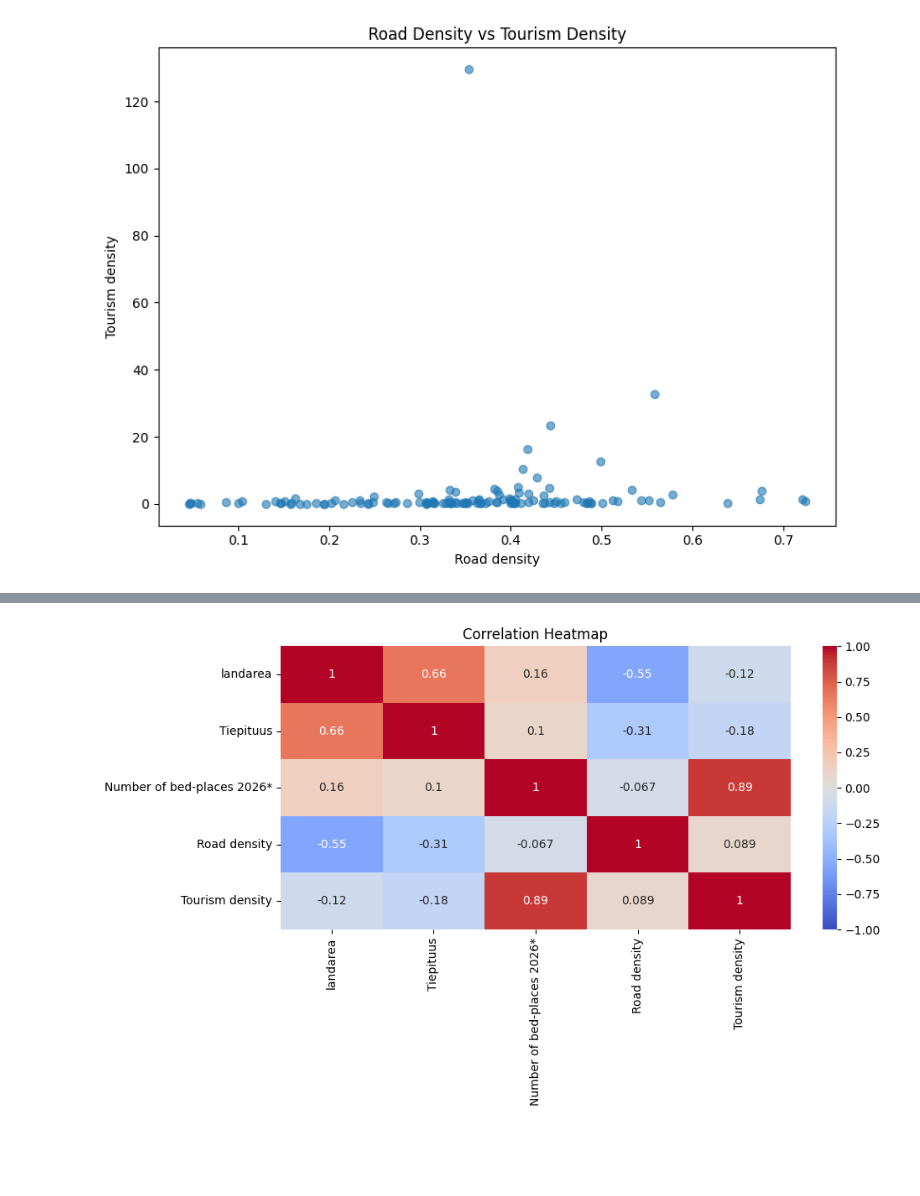
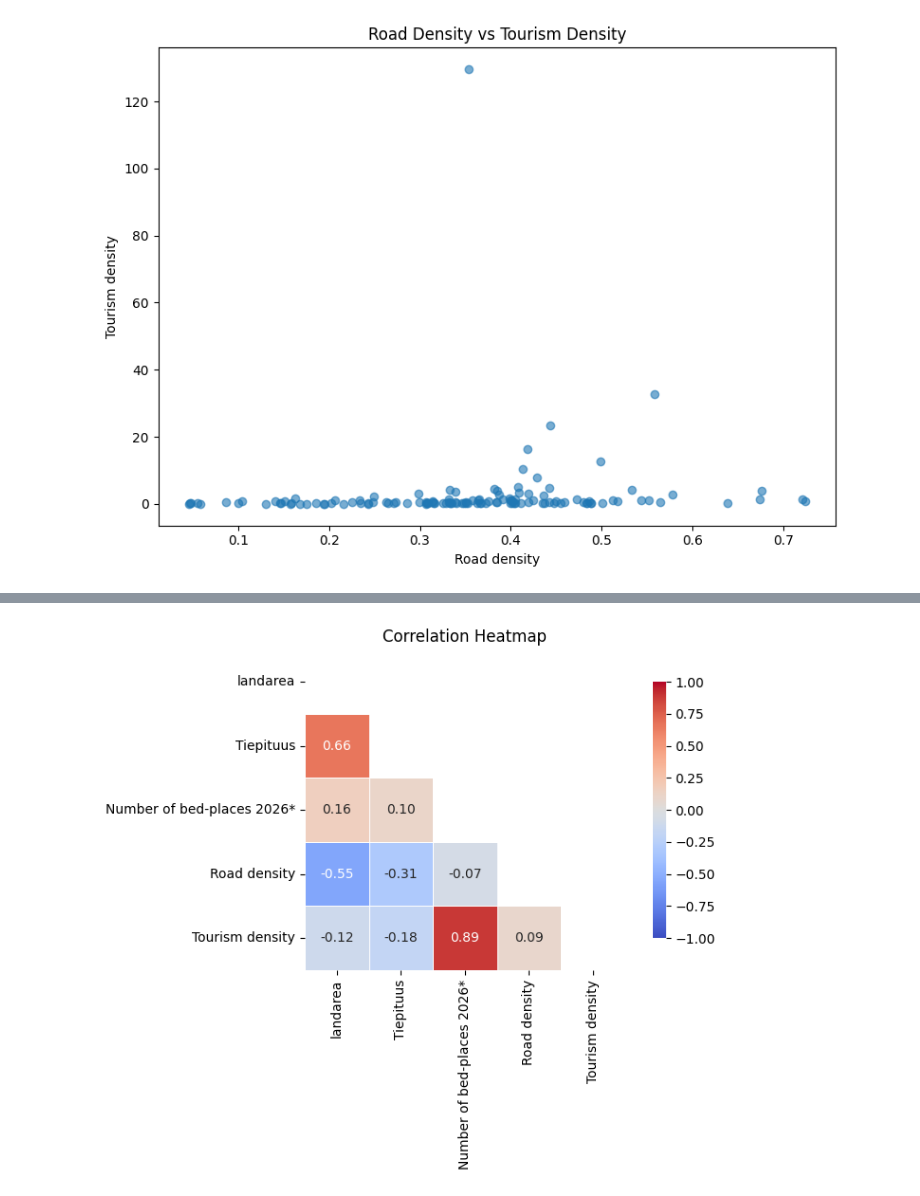
Before and after one commit to jonnevuorela/data-analytics, a Jupyter notebook: assignment_3_visuals.ipynb, the cells around one changed output, grey strips where cells are left out. Drawn from its saved outputs; the diff is of its cells as text; code cells hidden in the pictures; blank space fills up the shorter version.

```diff
--- a/assignment_3_visuals.ipynb
+++ b/assignment_3_visuals.ipynb
@@ -235,15 +221,26 @@ plt.show()
 # %%
 
-plt.figure(figsize=(10, 6))
+
+corr = df[["landarea", "Tiepituus", "Number of bed-places 2026*", "Road density", "Tourism density"]].corr()
+
+mask = np.triu(np.ones_like(corr, dtype=bool))
+
+plt.figure(figsize=(8, 6))
 sns.heatmap(
-    df[["landarea", "Tiepituus", "Number of bed-places 2026*", "Road density", "Tourism density"]].corr(),
+    corr,
+    mask=mask,
     annot=True,
+    fmt=".2f",
     cmap="coolwarm",
     vmin=-1,
-    vmax=1
+    vmax=1,
+    center=0,
+    square=True,
+    linewidths=0.5,
+    cbar_kws={"shrink": 0.8}
 )
 plt.title("Correlation Heatmap")
 plt.tight_layout()
 plt.show()
 # %% [output]
-[figure, old version]
+[figure, new version]
```
Also changed, not shown: parts of 12 cells of this notebook.
